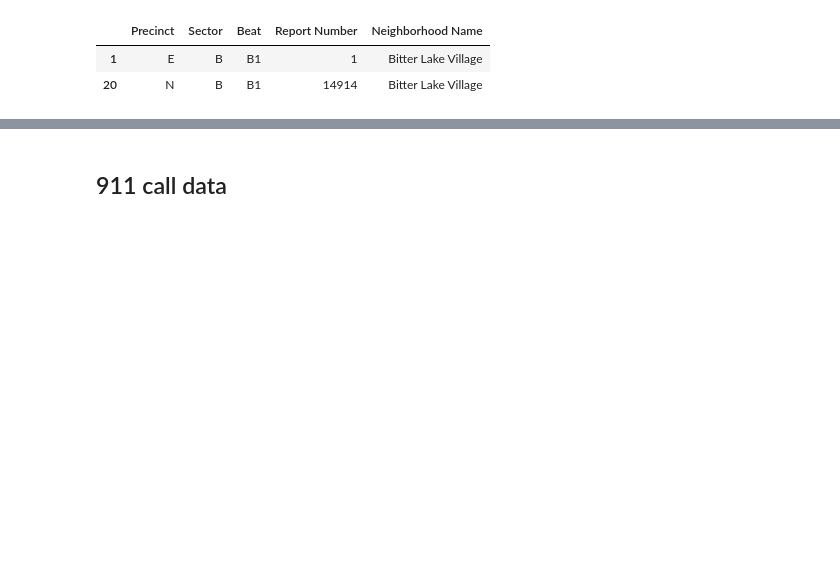
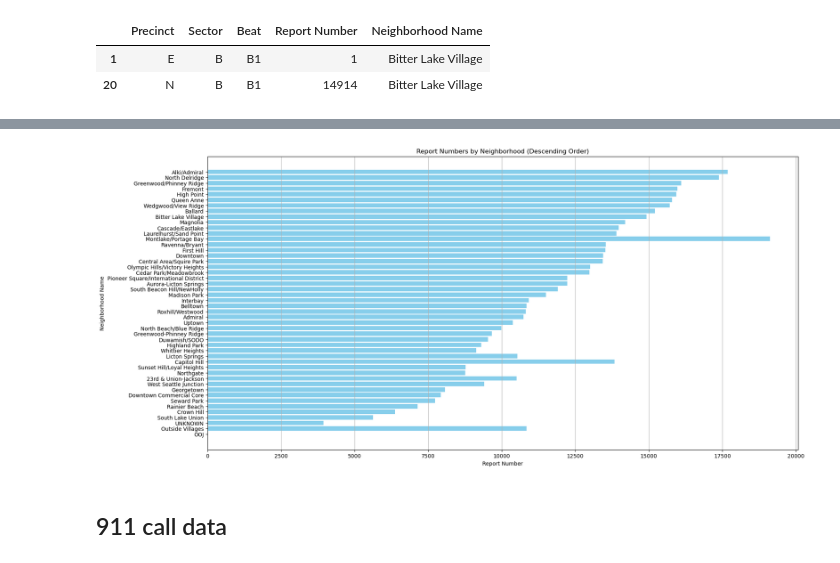
Before and after one commit to nemdim/Capstone-Project-Group-1, a Jupyter notebook: check_data.ipynb, the cells around one changed output, grey strips where cells are left out. Drawn from its saved outputs; the diff is of its cells as text; code cells hidden in the pictures; blank space fills up the shorter version.

```diff
--- a/check_data.ipynb
+++ b/check_data.ipynb
@@ -334,7 +692,7 @@ neighborhood_counts[neighborhood_counts['Beat'] == 'B1']
 | 20 | N | B | B1 | 14914 | Bitter Lake Village |
 # %%
 # Group by 'Beat' and aggregate 'Report Number' and 'Neighborhood Name'
-beat_counts = neighborhood_counts.groupby('Beat').agg({
+report_num_beat = neighborhood_counts.groupby('Beat').agg({
     'Report Number': 'sum',
     'Neighborhood Name': lambda x: ', '.join(x.unique())  # Combine unique neighborhood names into a comma-separated string
 }).reset_index()
@@ -359,3 +719,19 @@ beat_counts = neighborhood_counts.groupby('Beat').agg({
+# %%
+# Sort the DataFrame by 'Report Number' in descending order
+df_sorted = report_num_beat.sort_values(by='Report Number', ascending=True)
+
+# Plotting the sorted data
+plt.figure(figsize=(20, 10))
+plt.barh(df_sorted['Neighborhood Name'], df_sorted['Report Number'], color='skyblue')
+plt.xlabel('Report Number')
+plt.ylabel('Neighborhood Name')
+plt.title('Report Numbers by Neighborhood (Descending Order)')
+plt.grid(axis='x')
+
+# Show the plot
+plt.show()
+# %% [output]
+[figure, added]
 # %% [markdown]
 ## 911 call data
 # %%
```
Also changed, not shown: parts of 83 cells of this notebook.
